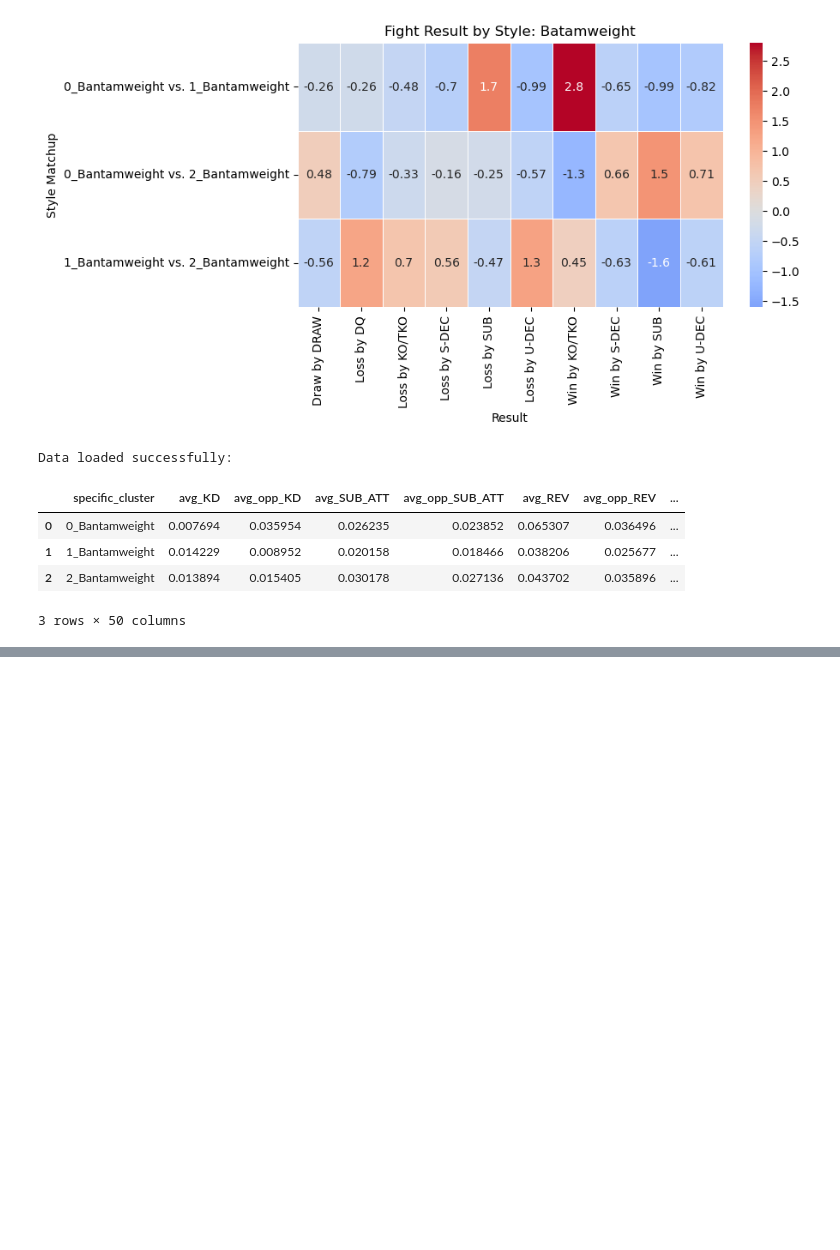
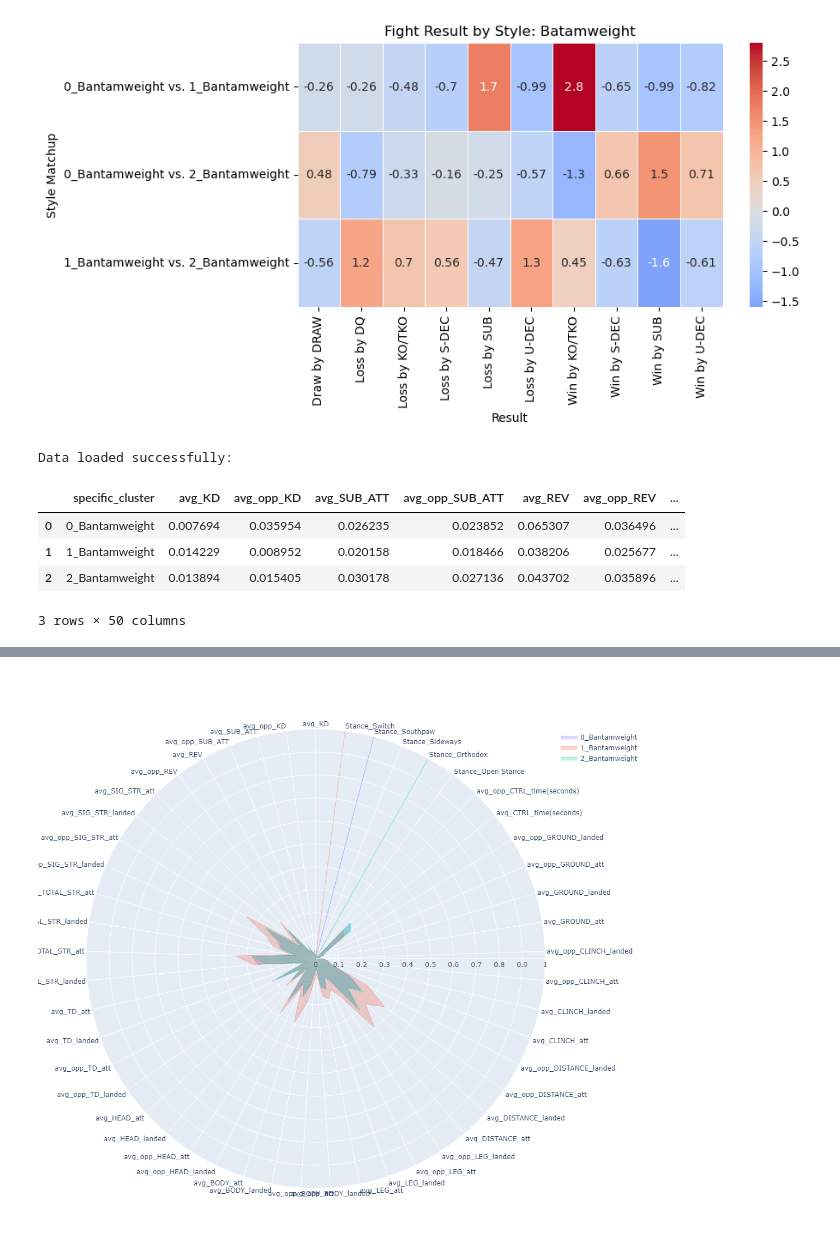
Before and after one commit to john-adeojo/ufc_styles, a Jupyter notebook: notebook/statistical analysis.ipynb, the cells around one changed output, grey strips where cells are left out. Saved outputs shown, nothing was run; the diff lists cells and outputs as text; code cells hidden in the pictures; blank space fills up the shorter version.

Commit message:
data update

```diff
--- a/notebook/statistical analysis.ipynb
+++ b/notebook/statistical analysis.ipynb
@@ -12,7 +12,7 @@ import numpy as np
 # %%
 all_fighter_cluster = pd.read_csv(r"https://raw.githubusercontent.com/john-adeojo/ufc_styles/main/data/02_intermediate/all_fighter_clusters.csv")
 fighter_data = pd.read_csv(r"https://github.com/john-adeojo/ufc_styles/blob/main/data/02_intermediate/fighter_data.csv?raw=true")
-all_fighter_cluster.drop(columns='Unnamed: 0', inplace=True)
+# all_fighter_cluster.drop(columns='Unnamed: 0', inplace=True)
 # %%
 analysis_data_base = fighter_data.merge(right=all_fighter_cluster[['cluster','specific_cluster', 'Fighter_dims', 'weight_class']], how='left', left_on=['Fighter_dims', 'weight_class'], right_on=['Fighter_dims', 'weight_class'])
 analysis_data_base = analysis_data_base.dropna(subset=['cluster'])
@@ -282,0 +227,46 @@ TypeError: '>' not supported between instances of 'numpy.ndarray' and 'str'
+# %%
+import plotly.graph_objects as go
+import pandas as pd
+
+# Replace this with your actual dataframe
+# analytics_for_radar = ...
+
+# Select dimensions to plot
+selected_dimensions = analytics_for_radar.drop(columns='specific_cluster').columns
+
+def plot_fighters_radar_chart(data=analytics_for_radar, dimensions=selected_dimensions):
+    fig = go.Figure()
+
+    for specific_cluster in data['specific_cluster'].unique():
+        cluster_data = data[data['specific_cluster'] == specific_cluster]
+
+        fig.add_trace(go.Scatterpolar(
+            r=cluster_data[dimensions].values.tolist()[0],
+            theta=dimensions,
+            fill='toself',
+            name=specific_cluster,
+            opacity=0.5,
+            line=dict(width=0.8)
+        ))
+
+    fig.update_layout(
+        polar=dict(
+            radialaxis=dict(
+                visible=True,
+                range=[0, data[dimensions].values.astype(float).max()]  # Set the range based on the maximum value in the data
+            ),
+            angularaxis=dict(
+                rotation=90,
+                direction="counterclockwise"
+            ),
+        ),
+        showlegend=True,
+        width=1400,
+        height=1000
+    )
+
+    fig.show()
+
+plot_fighters_radar_chart()
+# %% [output]
+[figure, added]
```
Also changed, not shown: parts of 4 cells of this notebook, 14 other files.
